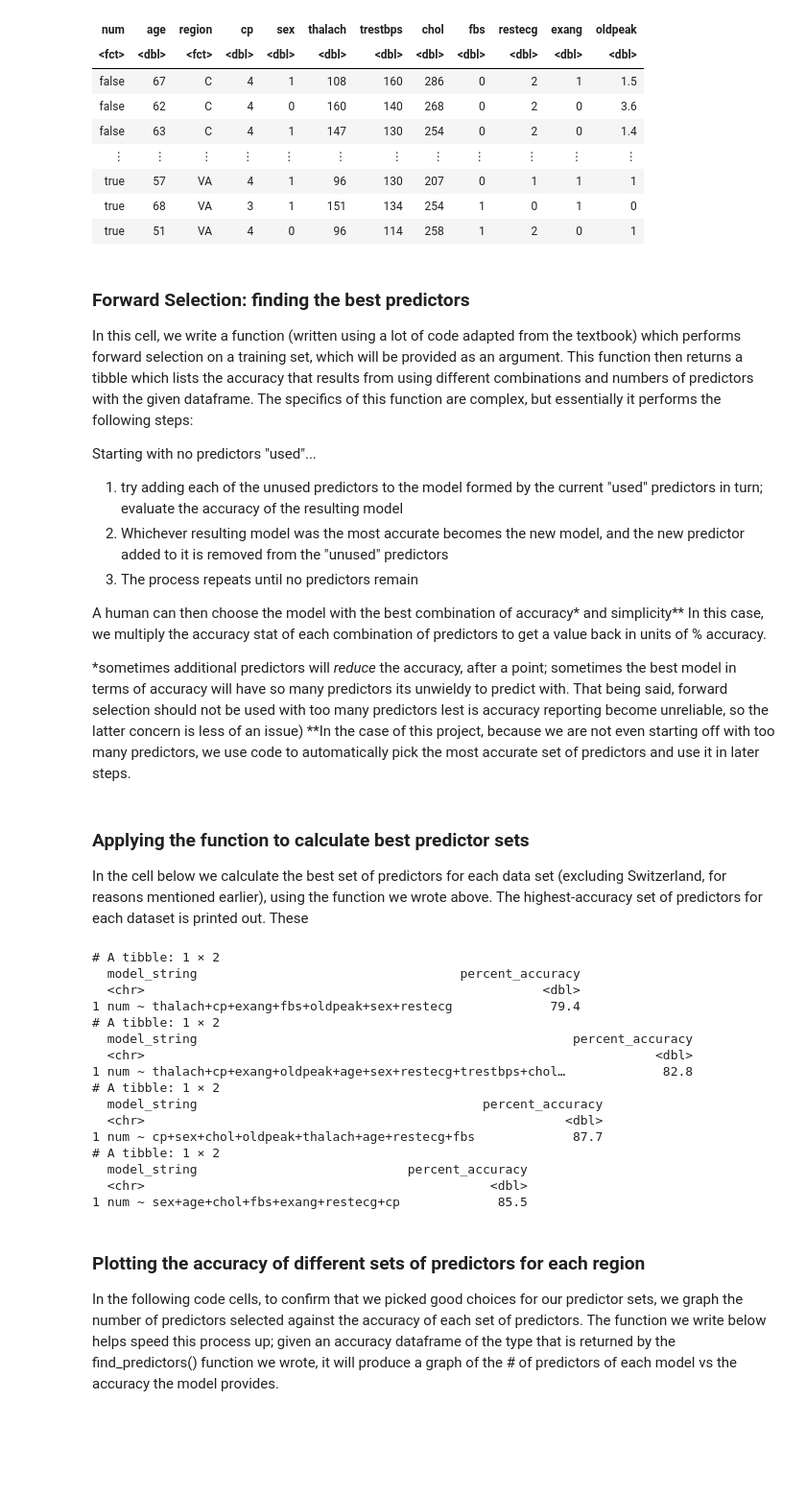
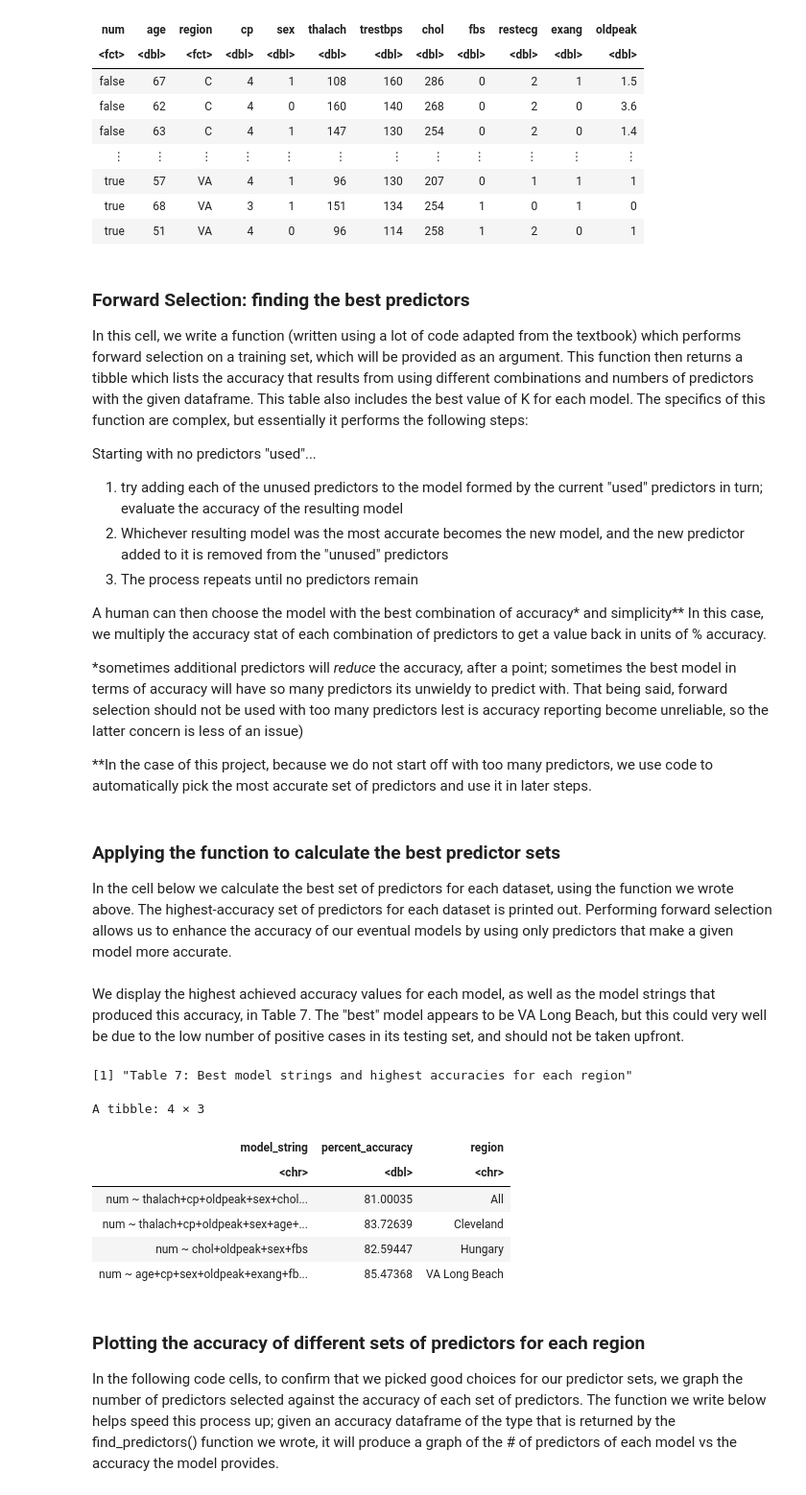
Before and after one commit to e-p-armstrong/group-project-dsci100, a Jupyter notebook: actual_report.ipynb, the cells around one changed output. Shown at 96% size. Cells and saved outputs as stored; diff of their text form; code cells hidden in the pictures; blank space fills up the shorter version.

```diff
--- a/actual_report.ipynb
+++ b/actual_report.ipynb
@@ -365,7 +365,7 @@ A tibble: 553 × 12
 | true | 51 | VA | 4 | 0 | 96 | 114 | 258 | 1 | 2 | 0 | 1 |
 # %% [markdown]
 ### Forward Selection: finding the best predictors
-In this cell, we write a function (written using a lot of code adapted from the textbook) which performs forward selection on a training set, which will be provided as an argument. This function then returns a tibble which lists the accuracy that results from using different combinations and numbers of predictors with the given dataframe. The specifics of this function are complex, but essentially it performs the following steps:
+In this cell, we write a function (written using a lot of code adapted from the textbook) which performs forward selection on a training set, which will be provided as an argument. This function then returns a tibble which lists the accuracy that results from using different combinations and numbers of predictors with the given dataframe. This table also includes the best value of K for each model. The specifics of this function are complex, but essentially it performs the following steps:
 
 Starting with no predictors "used"...
 1. try adding each of the unused predictors to the model formed by the current "used" predictors in turn; evaluate the accuracy of the resulting model
@@ -376,7 +376,8 @@ A human can then choose the model with the best combination of accuracy* and sim
 In this case, we multiply the accuracy stat of each combination of predictors to get a value back in units of % accuracy.
 
 \*sometimes additional predictors will *reduce* the accuracy, after a point; sometimes the best model in terms of accuracy will have so many predictors its unwieldy to predict with. That being said, forward selection should not be used with too many predictors lest is accuracy reporting become unreliable, so the latter concern is less of an issue)
-\*\*In the case of this project, because we are not even starting off with too many predictors, we use code to automatically pick the most accurate set of predictors and use it in later steps.
+
+\*\*In the case of this project, because we do not start off with too many predictors, we use code to automatically pick the most accurate set of predictors and use it in later steps.
 # %%
 # Define a function to select best parameters for a given set of training data
 # Doing this with a function makes performing forward selection on all four sets of training data much easier
@@ -462,40 +471,53 @@ find_predictors <- function(df) {
 
 }
 # %% [markdown]
-### Applying the function to calculate best predictor sets
-In the cell below we calculate the best set of predictors for each data set (excluding Switzerland, for reasons mentioned earlier), using the function we wrote above. The highest-accuracy set of predictors for each dataset is printed out. These
+### Applying the function to calculate the best predictor sets
+In the cell below we calculate the best set of predictors for each dataset, using the function we wrote above. The highest-accuracy set of predictors for each dataset is printed out. Performing forward selection allows us to enhance the accuracy of our eventual models by using only predictors that make a given model more accurate.
 # %%
+# Run forward selection (using the function above) on each dataset we are considering (everything excluding Switzerland)
+# This will take a long time to run.
+
 all_accuracy <- find_predictors(all_train)
-print(all_accuracy |> select(model_string, percent_accuracy) |> slice_max(order_by = percent_accuracy, n = 1))
+
+print("Accuracy for all regions combined:")
+print(all_accuracy |> select(model_string, percent_accuracy, k) |> slice_max(order_by = percent_accuracy, n = 1))
 
 cleveland_accuracy <- find_predictors(cleveland_train)
-print(cleveland_accuracy |> select(model_string, percent_accuracy) |> slice_max(order_by = percent_accuracy, n = 1))
+print(cleveland_accuracy |> select(model_string, percent_accuracy, k) |> slice_max(order_by = percent_accuracy, n = 1))
 
 hungarian_accuracy <- find_predictors(hungarian_train)
-print(hungarian_accuracy |> select(model_string, percent_accuracy) |> slice_max(order_by = percent_accuracy, n = 1))
+print(hungarian_accuracy |> select(model_string, percent_accuracy, k) |> slice_max(order_by = percent_accuracy, n = 1))
 
 # switzerland_accuracy <- find_predictors(switzerland_train) # Note: this dataset is way too small, such that many validation sets will lack "true" values. Tune the filtering-out of NA values, or just don't test it.
 # print(switzerland_accuracy, n=10)
 
 va_accuracy <- find_predictors(va_train)
-print(va_accuracy |> select(model_string, percent_accuracy) |> slice_max(order_by = percent_accuracy, n = 1))
+print(va_accuracy |> select(model_string, percent_accuracy, k) |> slice_max(order_by = percent_accuracy, n = 1))
-# %% [output]
-# A tibble: 1 × 2
-  model_string                                   percent_accuracy
-  <chr>                                                     <dbl>
-1 num ~ thalach+cp+exang+fbs+oldpeak+sex+restecg             79.4
-# A tibble: 1 × 2
-  model_string                                                  percent_accuracy
-  <chr>                                                                    <dbl>
-1 num ~ thalach+cp+exang+oldpeak+age+sex+restecg+trestbps+chol…             82.8
-# A tibble: 1 × 2
-  model_string                                      percent_accuracy
-  <chr>                                                        <dbl>
-1 num ~ cp+sex+chol+oldpeak+thalach+age+restecg+fbs             87.7
-# A tibble: 1 × 2
-  model_string                            percent_accuracy
-  <chr>                                              <dbl>
-1 num ~ sex+age+chol+fbs+exang+restecg+cp             85.5
+# %% [markdown]
+We display the highest achieved accuracy values for each model, as well as the model strings that produced this accuracy, in Table 7. The "best" model appears to be VA Long Beach, but this could very well be due to the low number of positive cases in its testing set, and should not be taken upfront.
+# %%
+# Produce a table with the best models and their model strings
+all_accuracy_for_comb <- all_accuracy |> select(model_string, percent_accuracy) |> slice_max(order_by = percent_accuracy, n = 1) |> mutate(region = "All")
+cleveland_accuracy_for_comb <- cleveland_accuracy |> select(model_string, percent_accuracy) |> slice_max(order_by = percent_accuracy, n = 1) |> mutate(region = "Cleveland")
+hungarian_accuracy_for_comb <- hungarian_accuracy |> select(model_string, percent_accuracy) |> slice_max(order_by = percent_accuracy, n = 1) |> mutate(region = "Hungary")
+va_accuracy_for_comb <- va_accuracy |> select(model_string, percent_accuracy) |> slice_max(order_by = percent_accuracy, n = 1) |> mutate(region = "VA Long Beach")
+combined_accuracies_and_strings <- rbind(all_accuracy_for_comb,
+                                         cleveland_accuracy_for_comb,
+                                         hungarian_accuracy_for_comb,
+                                         va_accuracy_for_comb)
+print("Table 7: Best model strings and highest accuracies for each region")
+combined_accuracies_and_strings
+
+#
+# %% [output]
+[1] "Table 7: Best model strings and highest accuracies for each region"
+A tibble: 4 × 3
+| model_string | percent_accuracy | region |
+| <chr> | <dbl> | <chr> |
+| num ~ thalach+cp+oldpeak+sex+chol... | 81.00035 | All |
+| num ~ thalach+cp+oldpeak+sex+age+... | 83.72639 | Cleveland |
+| num ~ chol+oldpeak+sex+fbs | 82.59447 | Hungary |
+| num ~ age+cp+sex+oldpeak+exang+fb... | 85.47368 | VA Long Beach |
 # %% [markdown]
 ### Plotting the accuracy of different sets of predictors for each region
 In the following code cells, to confirm that we picked good choices for our predictor sets, we graph the number of predictors selected against the accuracy of each set of predictors. The function we write below helps speed this process up; given an accuracy dataframe of the type that is returned by the find_predictors() function we wrote, it will produce a graph of the # of predictors of each model vs the accuracy the model provides.
```
Also changed, not shown: parts of 16 cells of this notebook.
